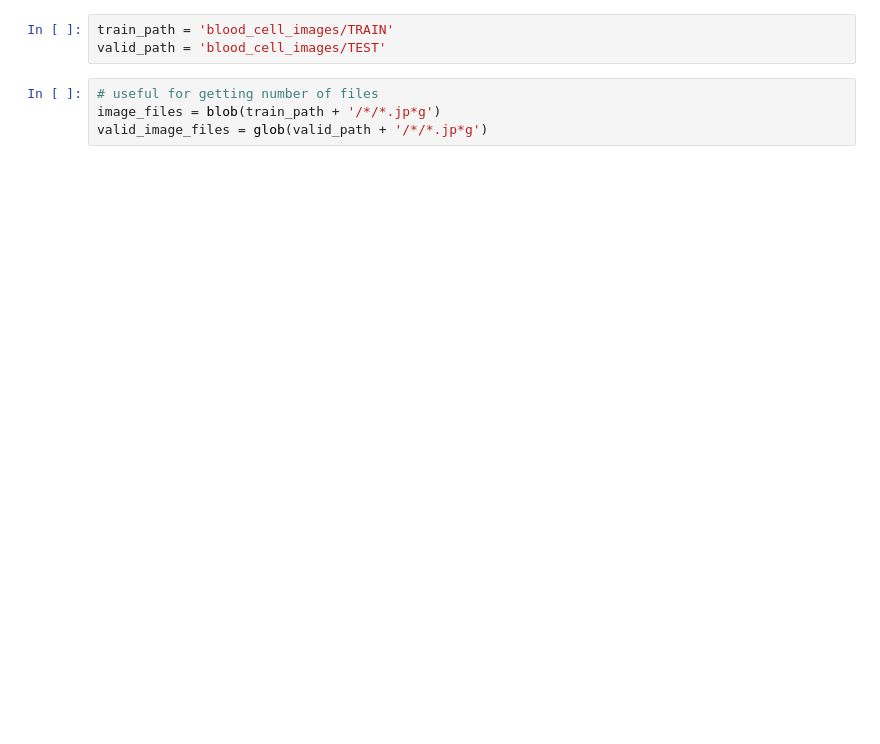
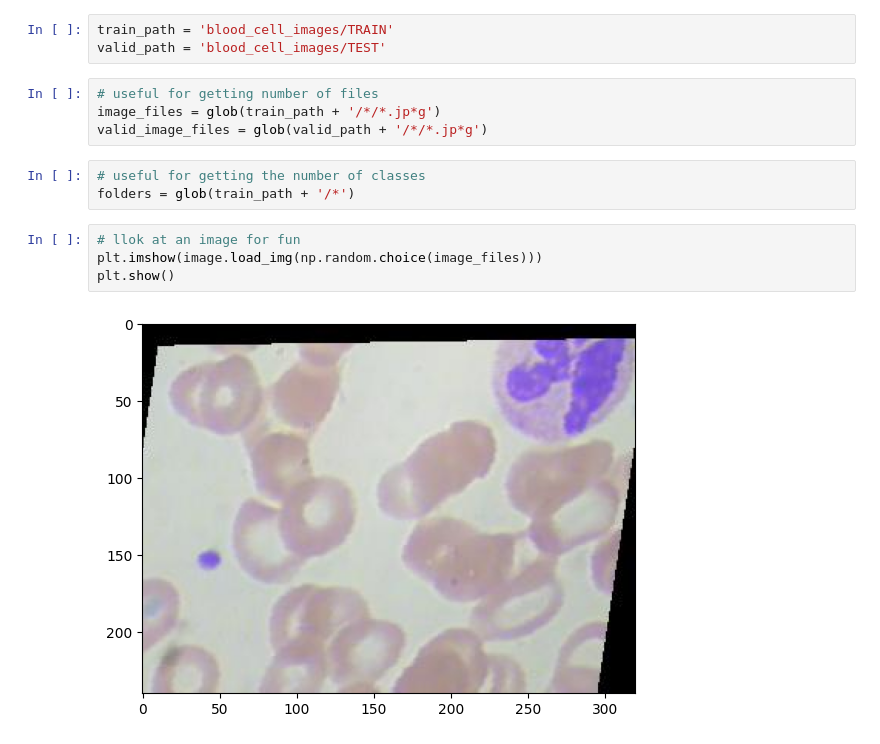
Before and after one commit to JonasHagstrom79/Advanced_Computer_Vision, a Jupyter notebook: 08_ResNet_Blood_Cell.ipynb, the cells around one changed output. Drawn from its saved outputs; the diff is of its cells as text; blank space fills up the shorter version.

```diff
--- a/08_ResNet_Blood_Cell.ipynb
+++ b/08_ResNet_Blood_Cell.ipynb
@@ -30,5 +43,14 @@ train_path = 'blood_cell_images/TRAIN'
 valid_path = 'blood_cell_images/TEST'
 # %%
 # useful for getting number of files
-image_files = blob(train_path + '/*/*.jp*g')
+image_files = glob(train_path + '/*/*.jp*g')
 valid_image_files = glob(valid_path + '/*/*.jp*g')
+# %%
+# useful for getting the number of classes
+folders = glob(train_path + '/*')
+# %%
+# llok at an image for fun
+plt.imshow(image.load_img(np.random.choice(image_files)))
+plt.show()
+# %% [output]
+[figure, added]
```
Also changed, not shown: parts of 4 cells of this notebook.
